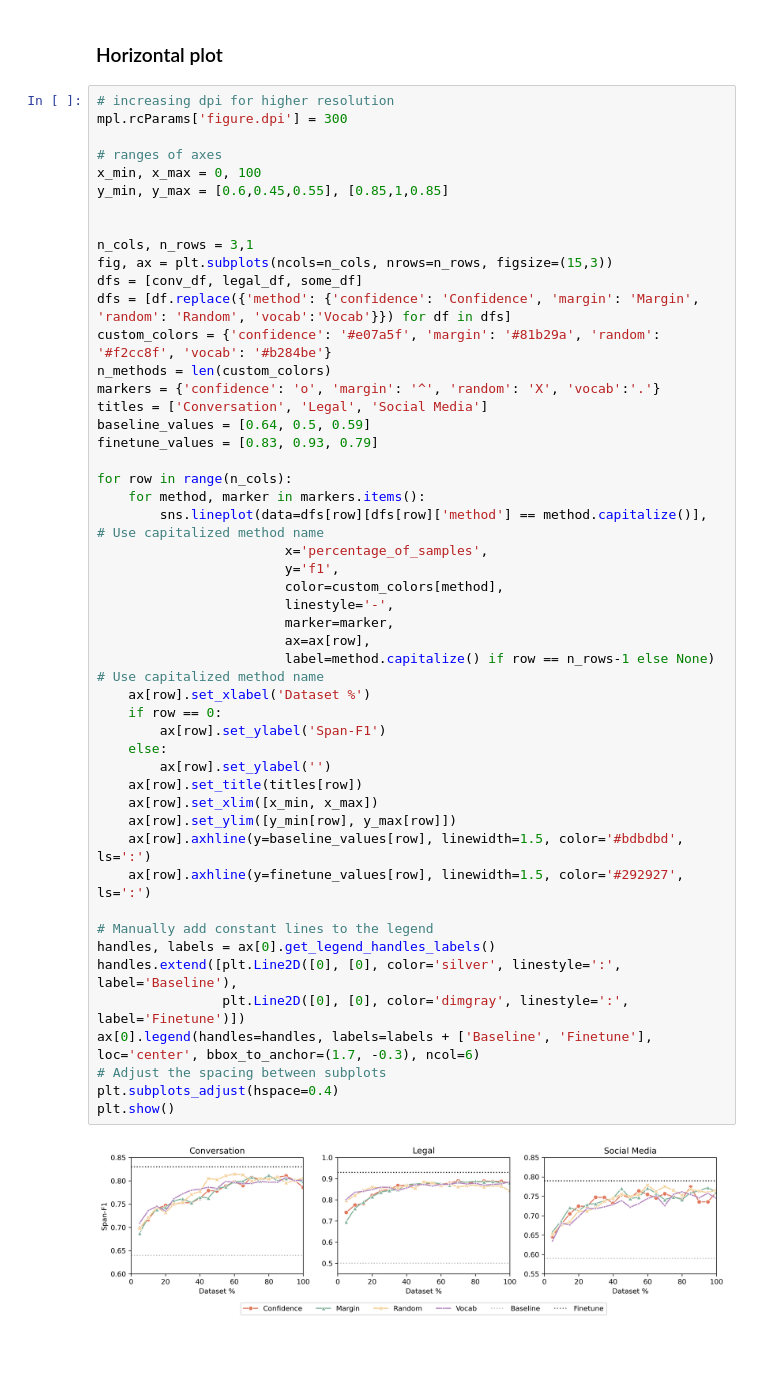
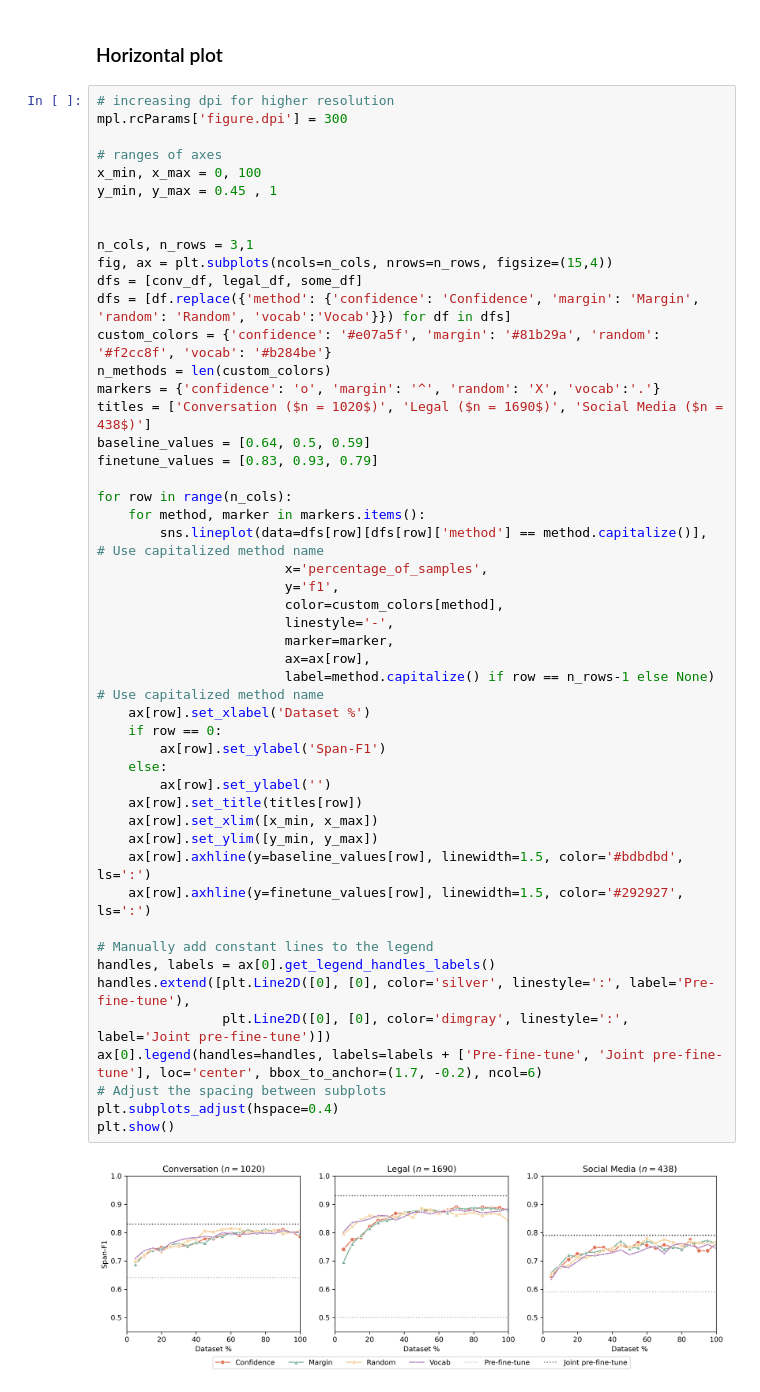
Before and after one commit to krusand/CrossNER-Active-Learning, a Jupyter notebook: results_plots.ipynb, the cells around one changed output. Saved outputs shown, nothing was run; the diff lists cells and outputs as text; blank space fills up the shorter version.

```diff
--- a/results_plots.ipynb
+++ b/results_plots.ipynb
@@ -125,48 +125,48 @@ mpl.rcParams['figure.dpi'] = 300
 
 # ranges of axes
 x_min, x_max = 0, 100
-y_min, y_max = [0.6,0.45,0.55], [0.85,1,0.85]
+y_min, y_max = 0.45 , 1
 
 
 n_cols, n_rows = 3,1
-fig, ax = plt.subplots(ncols=n_cols, nrows=n_rows, figsize=(15,3))
+fig, ax = plt.subplots(ncols=n_cols, nrows=n_rows, figsize=(15,4))
 dfs = [conv_df, legal_df, some_df]
 dfs = [df.replace({'method': {'confidence': 'Confidence', 'margin': 'Margin', 'random': 'Random', 'vocab':'Vocab'}}) for df in dfs]
 custom_colors = {'confidence': '#e07a5f', 'margin': '#81b29a', 'random': '#f2cc8f', 'vocab': '#b284be'}
 n_methods = len(custom_colors)
 markers = {'confidence': 'o', 'margin': '^', 'random': 'X', 'vocab':'.'}
-titles = ['Conversation', 'Legal', 'Social Media']
+titles = ['Conversation ($n = 1020$)', 'Legal ($n = 1690$)', 'Social Media ($n = 438$)']
 baseline_values = [0.64, 0.5, 0.59]
 finetune_values = [0.83, 0.93, 0.79]
 
 for row in range(n_cols):
     for method, marker in markers.items():
         sns.lineplot(data=dfs[row][dfs[row]['method'] == method.capitalize()],  # Use capitalized method name
                         x='percentage_of_samples',
                         y='f1',
                         color=custom_colors[method],
                         linestyle='-',
                         marker=marker,
                         ax=ax[row],
                         label=method.capitalize() if row == n_rows-1 else None)  # Use capitalized method name
     ax[row].set_xlabel('Dataset %')
     if row == 0:
         ax[row].set_ylabel('Span-F1')
     else:
         ax[row].set_ylabel('')
     ax[row].set_title(titles[row])
     ax[row].set_xlim([x_min, x_max])
-    ax[row].set_ylim([y_min[row], y_max[row]])
+    ax[row].set_ylim([y_min, y_max])
     ax[row].axhline(y=baseline_values[row], linewidth=1.5, color='#bdbdbd', ls=':')
     ax[row].axhline(y=finetune_values[row], linewidth=1.5, color='#292927', ls=':')
 
 # Manually add constant lines to the legend
 handles, labels = ax[0].get_legend_handles_labels()
-handles.extend([plt.Line2D([0], [0], color='silver', linestyle=':', label='Baseline'),
-                plt.Line2D([0], [0], color='dimgray', linestyle=':', label='Finetune')])
-ax[0].legend(handles=handles, labels=labels + ['Baseline', 'Finetune'], loc='center', bbox_to_anchor=(1.7, -0.3), ncol=6)
+handles.extend([plt.Line2D([0], [0], color='silver', linestyle=':', label='Pre-fine-tune'),
+                plt.Line2D([0], [0], color='dimgray', linestyle=':', label='Joint pre-fine-tune')])
+ax[0].legend(handles=handles, labels=labels + ['Pre-fine-tune', 'Joint pre-fine-tune'], loc='center', bbox_to_anchor=(1.7, -0.2), ncol=6)
 # Adjust the spacing between subplots
 plt.subplots_adjust(hspace=0.4)
 plt.show()
 # %% [output]
-[figure, old version]
+[figure, new version]
```
Also changed, not shown: 2 other files.
